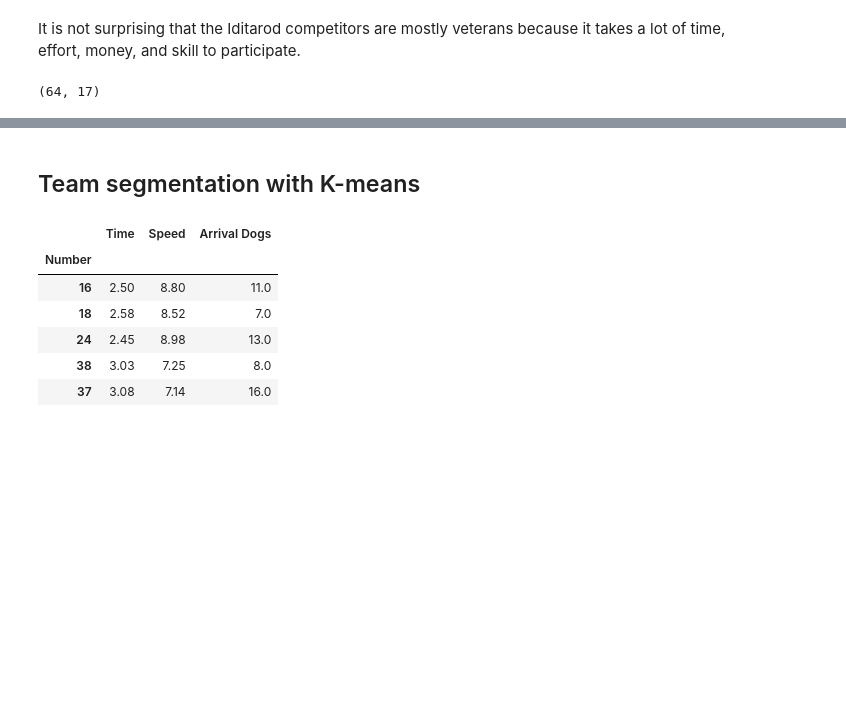
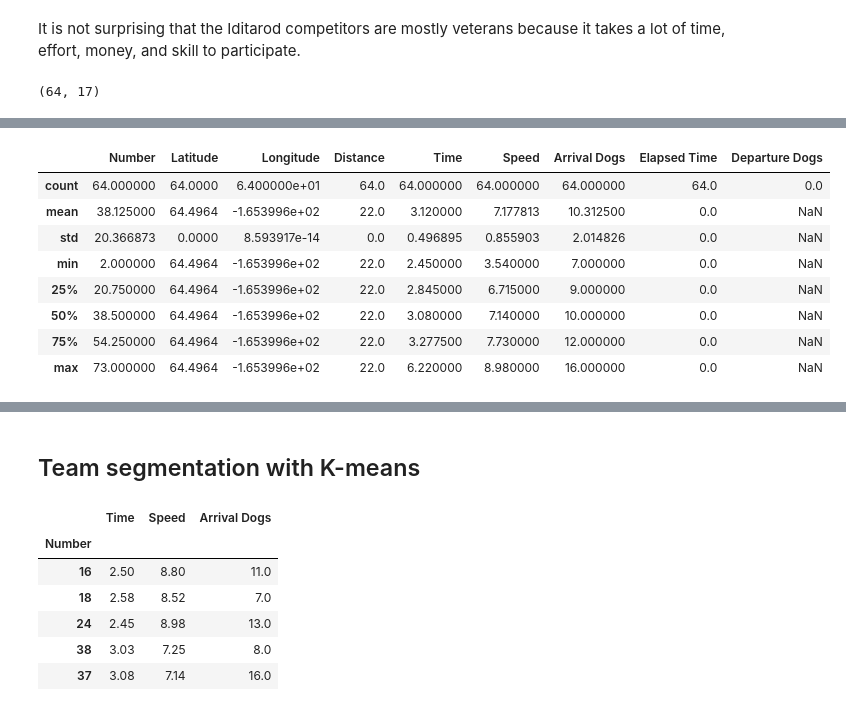
Before and after one commit to evelynzayas/Coursera_Capstone, a Jupyter notebook: Iditarod.ipynb, the cells around one changed output, grey strips where cells are left out. Saved outputs shown, nothing was run; the diff lists cells and outputs as text; code cells hidden in the pictures; blank space fills up the shorter version.

```diff
--- a/Iditarod.ipynb
+++ b/Iditarod.ipynb
@@ -384,0 +407,12 @@ df_nome.shape
+# %%
+df_nome.describe()
+# %% [output]
+|  | Number | Latitude | Longitude | Distance | Time | Speed | Arrival Dogs | Elapsed Time | Departure Dogs |
+| count | 64.000000 | 64.0000 | 6.400000e+01 | 64.0 | 64.000000 | 64.000000 | 64.000000 | 64.0 | 0.0 |
+| mean | 38.125000 | 64.4964 | -1.653996e+02 | 22.0 | 3.120000 | 7.177813 | 10.312500 | 0.0 | NaN |
+| std | 20.366873 | 0.0000 | 8.593917e-14 | 0.0 | 0.496895 | 0.855903 | 2.014826 | 0.0 | NaN |
+| min | 2.000000 | 64.4964 | -1.653996e+02 | 22.0 | 2.450000 | 3.540000 | 7.000000 | 0.0 | NaN |
+| 25% | 20.750000 | 64.4964 | -1.653996e+02 | 22.0 | 2.845000 | 6.715000 | 9.000000 | 0.0 | NaN |
+| 50% | 38.500000 | 64.4964 | -1.653996e+02 | 22.0 | 3.080000 | 7.140000 | 10.000000 | 0.0 | NaN |
+| 75% | 54.250000 | 64.4964 | -1.653996e+02 | 22.0 | 3.277500 | 7.730000 | 12.000000 | 0.0 | NaN |
+| max | 73.000000 | 64.4964 | -1.653996e+02 | 22.0 | 6.220000 | 8.980000 | 16.000000 | 0.0 | NaN |
```
Also changed, not shown: parts of 14 cells of this notebook.
